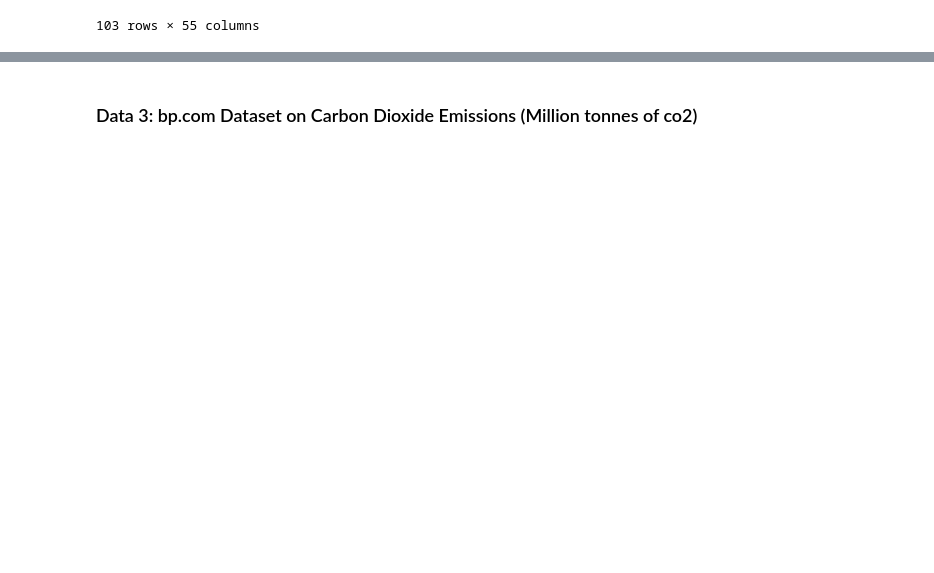
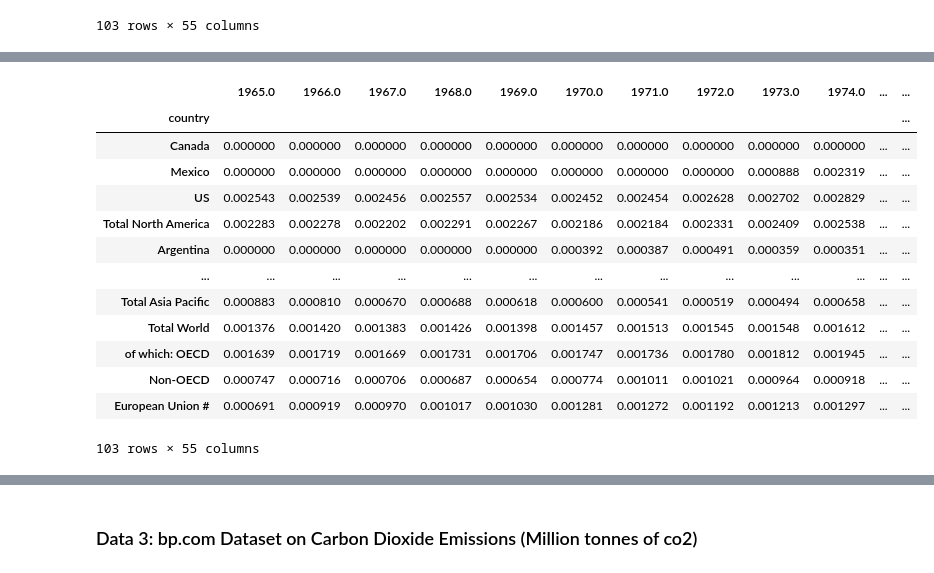
Before and after one commit to yuyhong23/One-Hot_Future, a Jupyter notebook: data_cleaning.ipynb, the cells around one changed output, grey strips where cells are left out. Cells and saved outputs as stored; diff of their text form; code cells hidden in the pictures; blank space fills up the shorter version.

```diff
--- a/data_cleaning.ipynb
+++ b/data_cleaning.ipynb
@@ -564,0 +633,19 @@ bp_nonrewablec
+# %%
+# Divide renewable energy consumption by primary energy consumption df
+bp_rewablec_div = bp_rc_all_cleaned.divide(bp_ec_all_cleaned)
+bp_rewablec_div
+# %% [output]
+|  | 1965.0 | 1966.0 | 1967.0 | 1968.0 | 1969.0 | 1970.0 | 1971.0 | 1972.0 | 1973.0 | 1974.0 | ... | ... |
+| country |  |  |  |  |  |  |  |  |  |  |  | ... |
+| Canada | 0.000000 | 0.000000 | 0.000000 | 0.000000 | 0.000000 | 0.000000 | 0.000000 | 0.000000 | 0.000000 | 0.000000 | ... | ... |
+| Mexico | 0.000000 | 0.000000 | 0.000000 | 0.000000 | 0.000000 | 0.000000 | 0.000000 | 0.000000 | 0.000888 | 0.002319 | ... | ... |
+| US | 0.002543 | 0.002539 | 0.002456 | 0.002557 | 0.002534 | 0.002452 | 0.002454 | 0.002628 | 0.002702 | 0.002829 | ... | ... |
+| Total North America | 0.002283 | 0.002278 | 0.002202 | 0.002291 | 0.002267 | 0.002186 | 0.002184 | 0.002331 | 0.002409 | 0.002538 | ... | ... |
+| Argentina | 0.000000 | 0.000000 | 0.000000 | 0.000000 | 0.000000 | 0.000392 | 0.000387 | 0.000491 | 0.000359 | 0.000351 | ... | ... |
+| ... | ... | ... | ... | ... | ... | ... | ... | ... | ... | ... | ... | ... |
+| Total Asia Pacific | 0.000883 | 0.000810 | 0.000670 | 0.000688 | 0.000618 | 0.000600 | 0.000541 | 0.000519 | 0.000494 | 0.000658 | ... | ... |
+| Total World | 0.001376 | 0.001420 | 0.001383 | 0.001426 | 0.001398 | 0.001457 | 0.001513 | 0.001545 | 0.001548 | 0.001612 | ... | ... |
+| of which: OECD | 0.001639 | 0.001719 | 0.001669 | 0.001731 | 0.001706 | 0.001747 | 0.001736 | 0.001780 | 0.001812 | 0.001945 | ... | ... |
+| Non-OECD | 0.000747 | 0.000716 | 0.000706 | 0.000687 | 0.000654 | 0.000774 | 0.001011 | 0.001021 | 0.000964 | 0.000918 | ... | ... |
+| European Union # | 0.000691 | 0.000919 | 0.000970 | 0.001017 | 0.001030 | 0.001281 | 0.001272 | 0.001192 | 0.001213 | 0.001297 | ... | ... |
+103 rows × 55 columns
```
Also changed, not shown: parts of 12 cells of this notebook, 1 other file.
